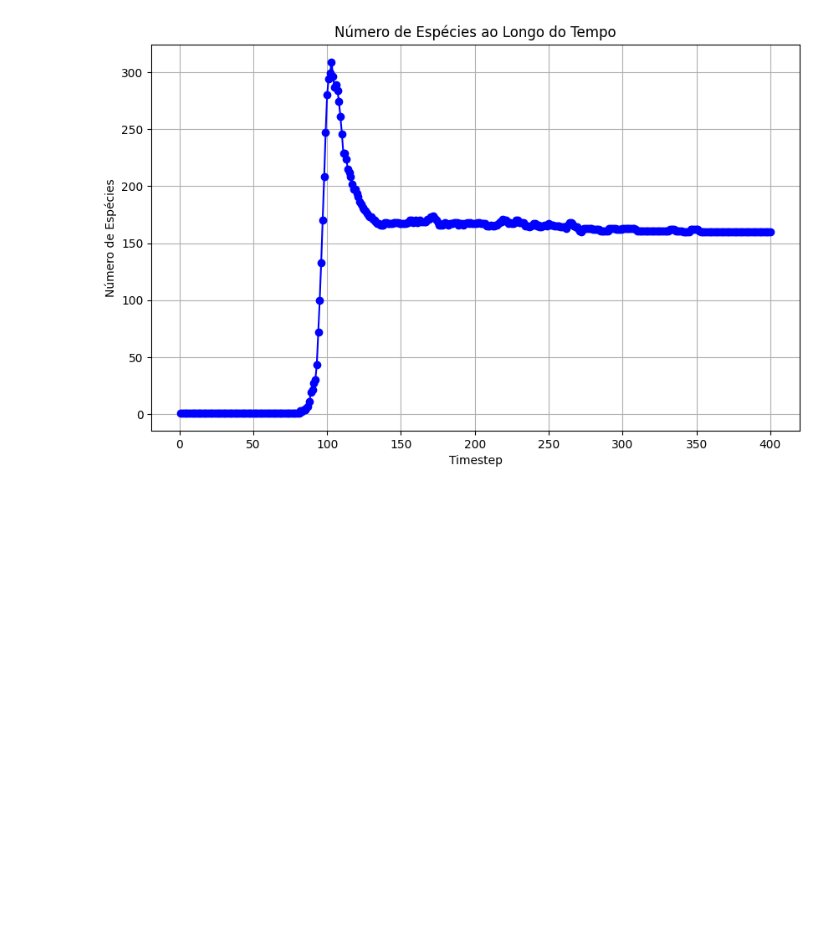
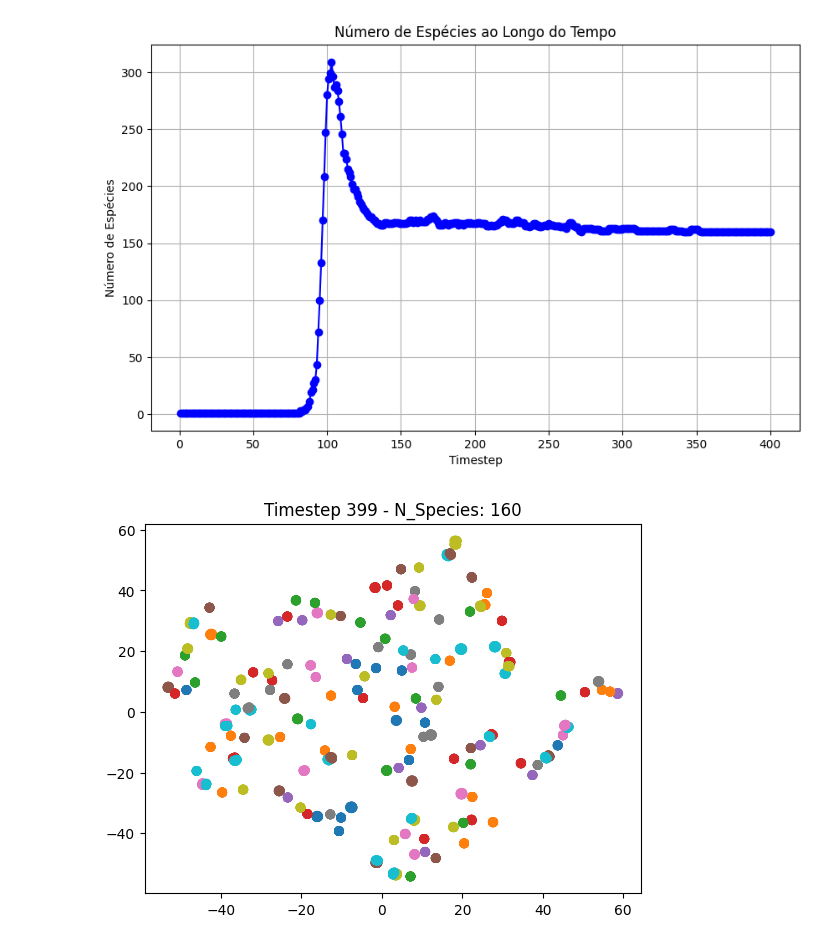
Before and after one commit to Gustavoaluiz/amns_pops, a Jupyter notebook: artur.ipynb, the cells around one changed output. Cells and saved outputs as stored; diff of their text form; code cells hidden in the pictures; blank space fills up the shorter version.

```diff
--- a/artur.ipynb
+++ b/artur.ipynb
@@ -345,7 +360,11 @@ for step in range(1, n_data): # Começamos do step 1, visto que a etapa inicial
     if not mapped_data.empty: # Se tivermos novas populações, atualizamos a memória para que as populações tenham suas espécies mapeadas
         memoryt = update_memory(memory, mapped_data)
 
-    '''Nesse ponto já temos a memória atualizada, agora precisamos fazer a clusterização para cada cluster (espécie). Caso algum cluster apareça dentro de uma espécie, será necessário trabalhar com os índices, pois esse cluster vira uma nova espécie no mapeamento, assim, deveriamos atualizar da maneira correta a coluna de Cluster que será criada em data'''
+    '''Nesse ponto já temos a memória atualizada,
+    agora precisamos fazer a clusterização para cada cluster (espécie).
+    Caso algum cluster apareça dentro de uma espécie, será necessário trabalhar com os índices,
+    pois esse cluster vira uma nova espécie no mapeamento, assim,
+    deveriamos atualizar da maneira correta a coluna de Cluster que será criada em data'''
 
     new_species_mapping = [] # Guarda os novos mapeamentos de espécies
 
@@ -596,3 +615,32 @@ plt.grid()
 plt.show()
 # %% [output]
 [figure]
+# %%
+def animate_clusters(save_as="clusters_animation2"):
+    fig, ax = plt.subplots()
+
+    def update_plot(timestep):
+        ax.clear()
+
+        data_clusters = get_clusters(timestep=timestep)
+        species = data_clusters['Cluster']
+        X = data_clusters.drop(columns=['Cluster', 'id'], errors='ignore')
+
+        # Executa o TSNE para o timestep atual
+        tsne = TSNE(n_components=2, perplexity=30, learning_rate=200, random_state=42)
+        data_tsne = tsne.fit_transform(X)
+
+        # Scatter plot
+        ax.scatter(data_tsne[:, 0], data_tsne[:, 1], c=species, cmap='tab10')
+        ax.set_title(f'Timestep {timestep} - N_Species: {species.nunique()}')
+
+    # Configura a animação
+    ani = animation.FuncAnimation(fig, update_plot, frames=400, repeat=True)
+
+    # Salvar como GIF
+    ani.save(f'{save_as}.mp4', writer='ffmpeg', fps=2)
+    plt.show()
+# %%
+animate_clusters()
+# %% [output]
+[figure, added]
```
Also changed, not shown: parts of 9 cells of this notebook, 1 other file.
